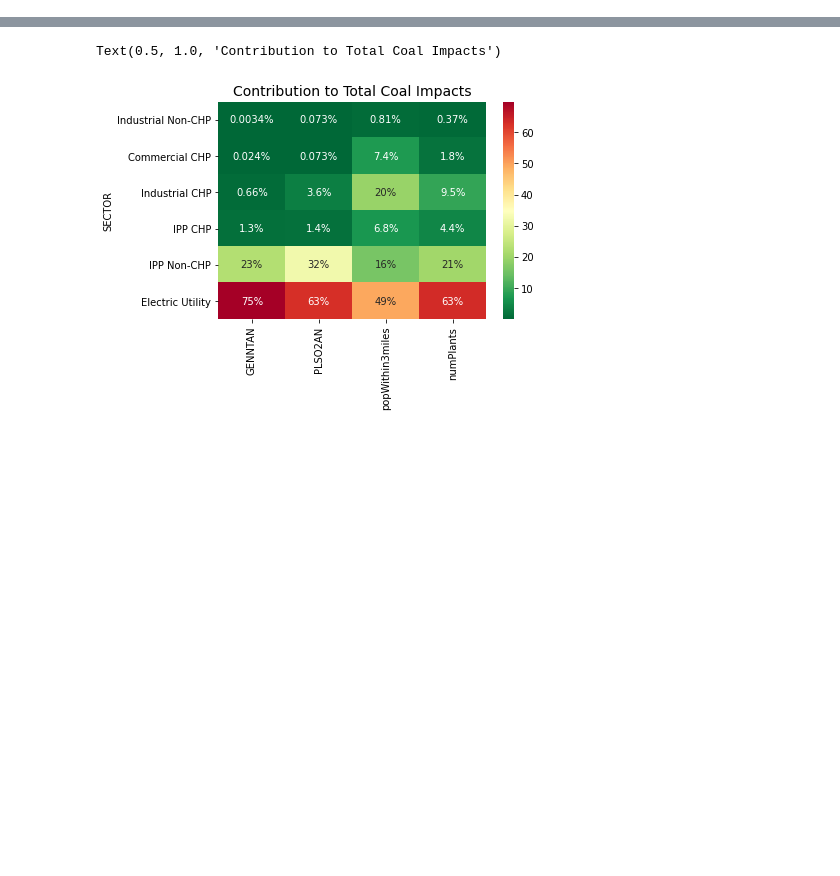
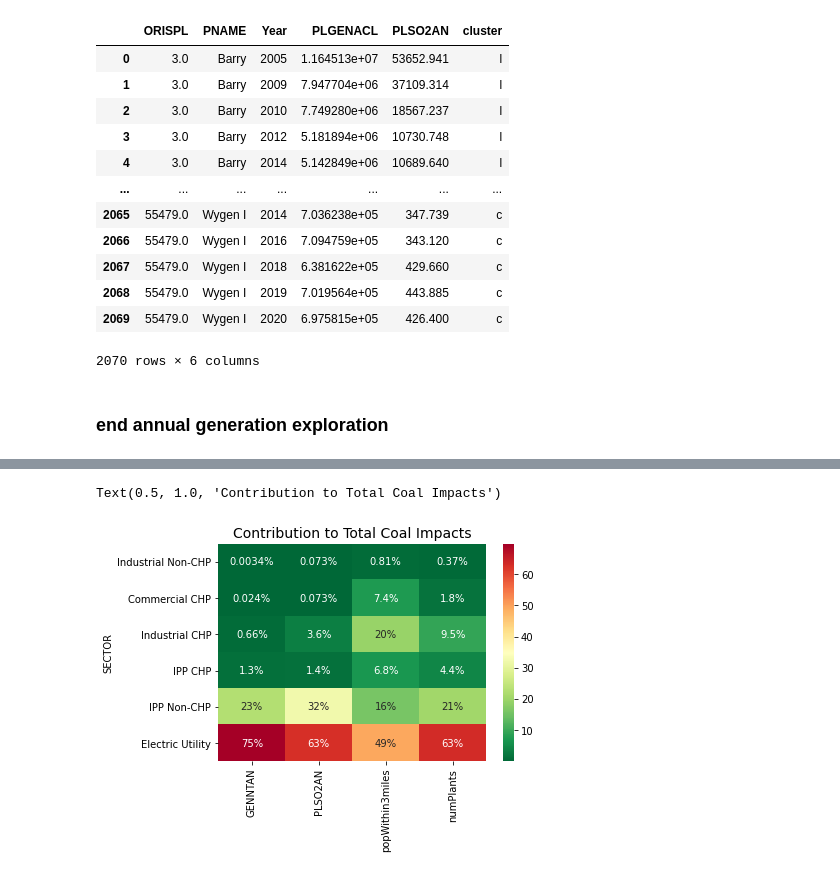
Before and after one commit to Krv-Analytics/Thema, a Jupyter notebook: LCOE_manuscriptAddition.ipynb, the cells around one changed output, grey strips where cells are left out. Saved outputs shown, nothing was run; the diff lists cells and outputs as text; code cells hidden in the pictures; blank space fills up the shorter version.

```diff
--- a/LCOE_manuscriptAddition.ipynb
+++ b/LCOE_manuscriptAddition.ipynb
@@ -20,0 +48,35 @@ See the caveats in the documentation: https://pandas.pydata.org/pandas-docs/stab
+# %%
+df_m = eiadf2[eiadf2['Year']=='2020'][['ORISPL', 'PNAME', 'PLSO2AN']].rename(columns={"PLSO2AN": "2020"})
+
+for yr in yearList:
+    df_m = df_m.merge(eiadf2[eiadf2['Year']==yr][['ORISPL', 'PLSO2AN']].rename(columns={"PLSO2AN": yr,}), on=['ORISPL'],)
+
+pivotSO2DF = df_m.melt(id_vars=["ORISPL", "PNAME"],
+        var_name="Year",
+        value_name="PLSO2AN").sort_values('ORISPL')
+
+pivotDF = df_merged.melt(id_vars=["ORISPL", "PNAME"],
+        var_name="Year",
+        value_name="PLGENACL").sort_values('ORISPL')
+
+pivotDF = pivotDF.merge(pivotSO2DF, on=['ORISPL', 'Year', 'PNAME'])
+pivotDF = pivotDF.sort_values(['ORISPL','Year'])
+
+clusterList = pd.read_excel("clusterList.xlsx")
+pivotDF=pivotDF.merge(clusterList[['ORISPL', 'cluster']], on='ORISPL')
+
+pivotDF
+# %% [output]
+|  | ORISPL | PNAME | Year | PLGENACL | PLSO2AN | cluster |
+| 0 | 3.0 | Barry | 2005 | 1.164513e+07 | 53652.941 | l |
+| 1 | 3.0 | Barry | 2009 | 7.947704e+06 | 37109.314 | l |
+| 2 | 3.0 | Barry | 2010 | 7.749280e+06 | 18567.237 | l |
+| 3 | 3.0 | Barry | 2012 | 5.181894e+06 | 10730.748 | l |
+| 4 | 3.0 | Barry | 2014 | 5.142849e+06 | 10689.640 | l |
+| ... | ... | ... | ... | ... | ... | ... |
+| 2065 | 55479.0 | Wygen I | 2014 | 7.036238e+05 | 347.739 | c |
+| 2066 | 55479.0 | Wygen I | 2016 | 7.094759e+05 | 343.120 | c |
+| 2067 | 55479.0 | Wygen I | 2018 | 6.381622e+05 | 429.660 | c |
+| 2068 | 55479.0 | Wygen I | 2019 | 7.019564e+05 | 443.885 | c |
+| 2069 | 55479.0 | Wygen I | 2020 | 6.975815e+05 | 426.400 | c |
+2070 rows × 6 columns
@@ -20,0 +124,2 @@ See the caveats in the documentation: https://pandas.pydata.org/pandas-docs/stab
+# %% [markdown]
+### end annual generation exploration
```
Also changed, not shown: parts of 24 cells of this notebook.
